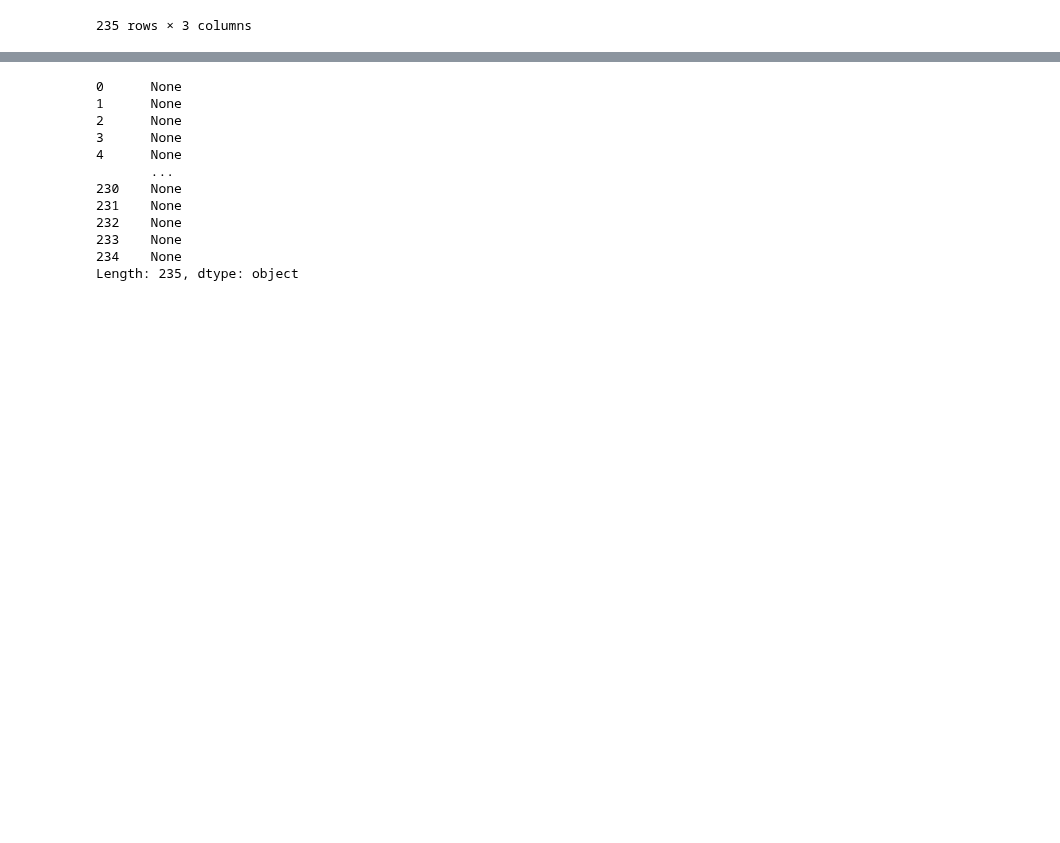
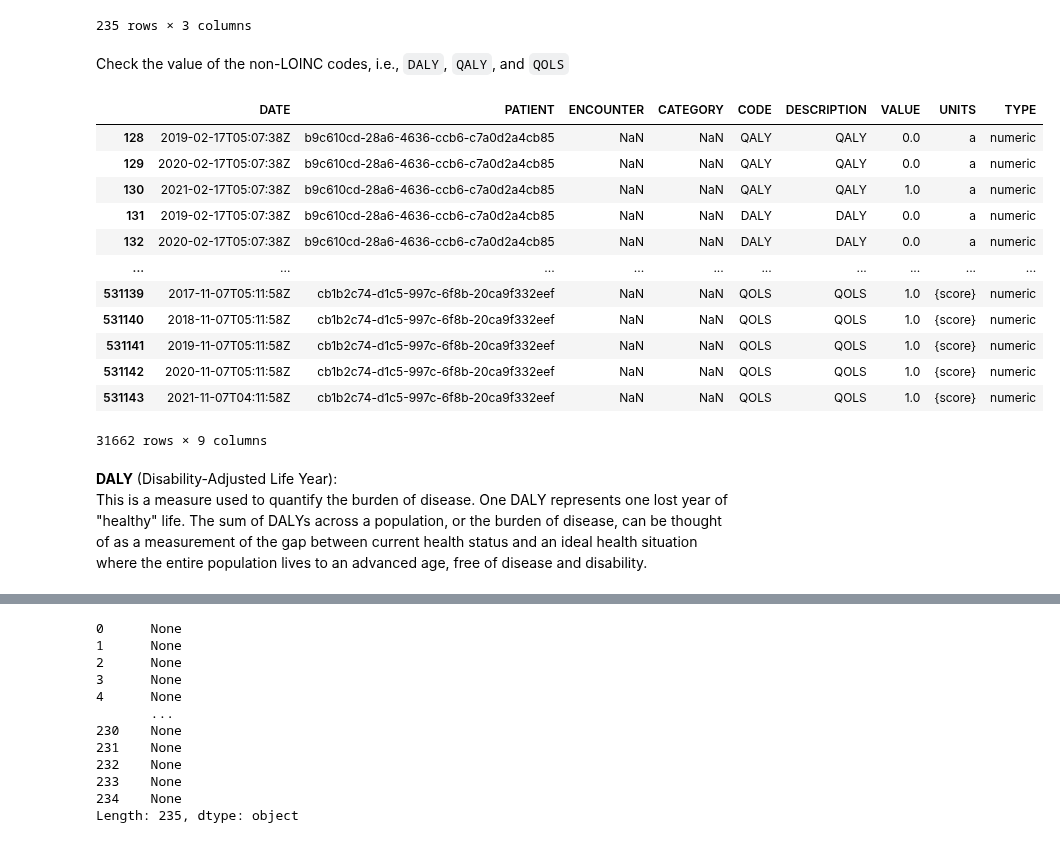
Before and after one commit to Orthologues/VAEQL_plus_Imputation, a Jupyter notebook: data_exploration.ipynb, the cells around one changed output, grey strips where cells are left out. Cells and saved outputs as stored; diff of their text form; code cells hidden in the pictures; blank space fills up the shorter version.

Commit message:
Added extensive analyses on the 'observations.csv' in the Synthea 1K Sample Dataset

```diff
--- a/data_exploration.ipynb
+++ b/data_exploration.ipynb
@@ -1619,3 +1619,23 @@ obs_code_counts_df
 | 233 | QALY | numeric | 10554 |
 | 234 | QOLS | numeric | 10554 |
 235 rows × 3 columns
+# %% [markdown]
+Check the value of the non-LOINC codes, i.e., <code>DALY</code>, <code>QALY</code>, and <code>QOLS</code>
+# %%
+synthea_1k_observations_df.loc[synthea_1k_observations_df["CODE"].isin(["DALY", "QALY", "QOLS"])]
+# %% [output]
+|  | DATE | PATIENT | ENCOUNTER | CATEGORY | CODE | DESCRIPTION | VALUE | UNITS | TYPE |
+| 128 | 2019-02-17T05:07:38Z | b9c610cd-28a6-4636-ccb6-c7a0d2a4cb85 | NaN | NaN | QALY | QALY | 0.0 | a | numeric |
+| 129 | 2020-02-17T05:07:38Z | b9c610cd-28a6-4636-ccb6-c7a0d2a4cb85 | NaN | NaN | QALY | QALY | 0.0 | a | numeric |
+| 130 | 2021-02-17T05:07:38Z | b9c610cd-28a6-4636-ccb6-c7a0d2a4cb85 | NaN | NaN | QALY | QALY | 1.0 | a | numeric |
+| 131 | 2019-02-17T05:07:38Z | b9c610cd-28a6-4636-ccb6-c7a0d2a4cb85 | NaN | NaN | DALY | DALY | 0.0 | a | numeric |
+| 132 | 2020-02-17T05:07:38Z | b9c610cd-28a6-4636-ccb6-c7a0d2a4cb85 | NaN | NaN | DALY | DALY | 0.0 | a | numeric |
+| ... | ... | ... | ... | ... | ... | ... | ... | ... | ... |
+| 531139 | 2017-11-07T05:11:58Z | cb1b2c74-d1c5-997c-6f8b-20ca9f332eef | NaN | NaN | QOLS | QOLS | 1.0 | {score} | numeric |
+| 531140 | 2018-11-07T05:11:58Z | cb1b2c74-d1c5-997c-6f8b-20ca9f332eef | NaN | NaN | QOLS | QOLS | 1.0 | {score} | numeric |
+| 531141 | 2019-11-07T05:11:58Z | cb1b2c74-d1c5-997c-6f8b-20ca9f332eef | NaN | NaN | QOLS | QOLS | 1.0 | {score} | numeric |
+| 531142 | 2020-11-07T05:11:58Z | cb1b2c74-d1c5-997c-6f8b-20ca9f332eef | NaN | NaN | QOLS | QOLS | 1.0 | {score} | numeric |
+| 531143 | 2021-11-07T04:11:58Z | cb1b2c74-d1c5-997c-6f8b-20ca9f332eef | NaN | NaN | QOLS | QOLS | 1.0 | {score} | numeric |
+31662 rows × 9 columns
+# %% [markdown]
+<b>DALY</b> (Disability-Adjusted Life Year):<br/> This is a measure used to quantify the burden of disease. One DALY represents one lost year of "healthy" life. The sum of DALYs across a population, or the burden of disease, can be thought of as a measurement of the gap between current health status and an ideal health situation where the entire population lives to an advanced age, free of disease and disability.
```
Also changed, not shown: parts of 18 cells of this notebook.
